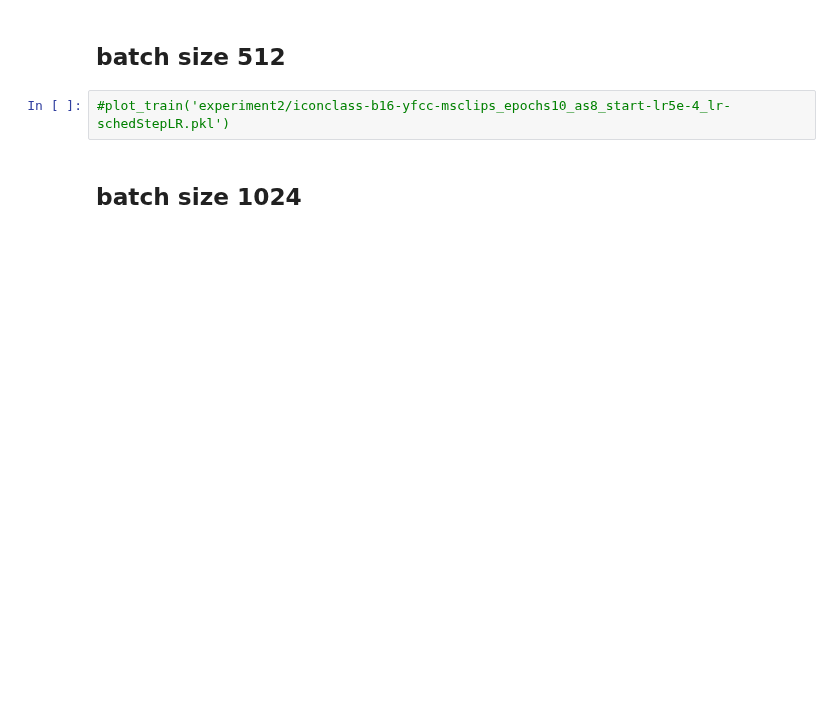
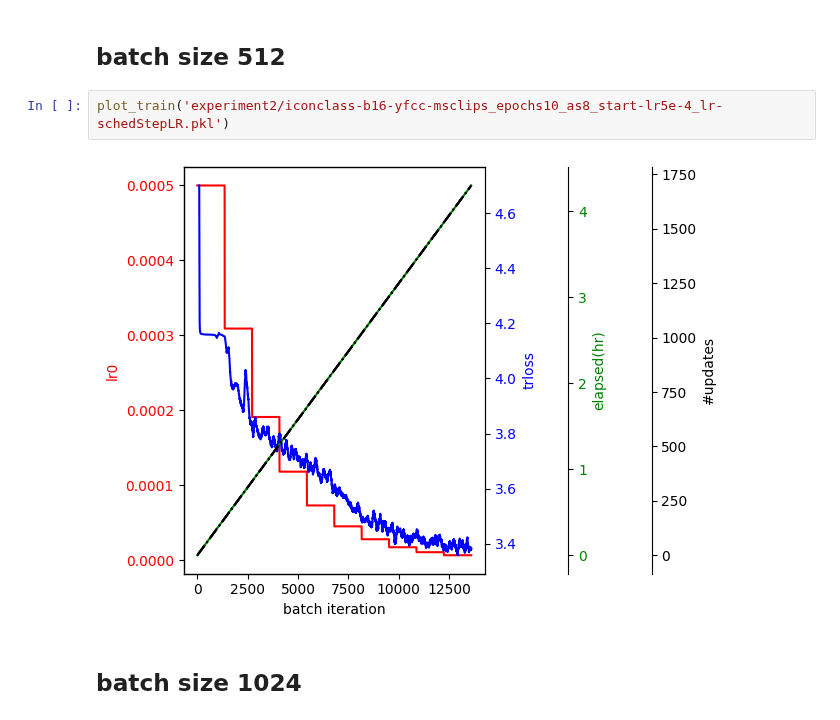
Before and after one commit to qurator-spk/sbb_images, a Jupyter notebook: notebooks/MSCLIP-training-experiment2.ipynb, the cells around one changed output. Saved outputs shown, nothing was run; the diff lists cells and outputs as text; blank space fills up the shorter version.

```diff
--- a/notebooks/MSCLIP-training-experiment2.ipynb
+++ b/notebooks/MSCLIP-training-experiment2.ipynb
@@ -119,7 +121,9 @@ plot_train('experiment2/iconclass-b16-yfcc-msclips_epochs10_as2_start-lr5e-4_lr-
 # %% [markdown]
 ## batch size 512
 # %%
-#plot_train('experiment2/iconclass-b16-yfcc-msclips_epochs10_as8_start-lr5e-4_lr-schedStepLR.pkl')
+plot_train('experiment2/iconclass-b16-yfcc-msclips_epochs10_as8_start-lr5e-4_lr-schedStepLR.pkl')
+# %% [output]
+[figure, added]
 # %% [markdown]
 ## batch size 1024
 # %%
```
Also changed, not shown: parts of 3 cells of this notebook, 15 other files.
